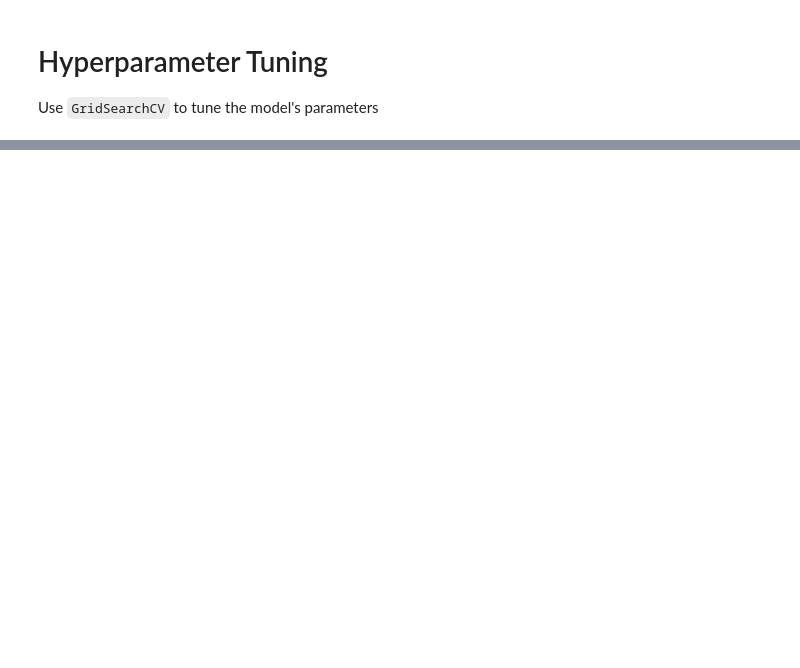
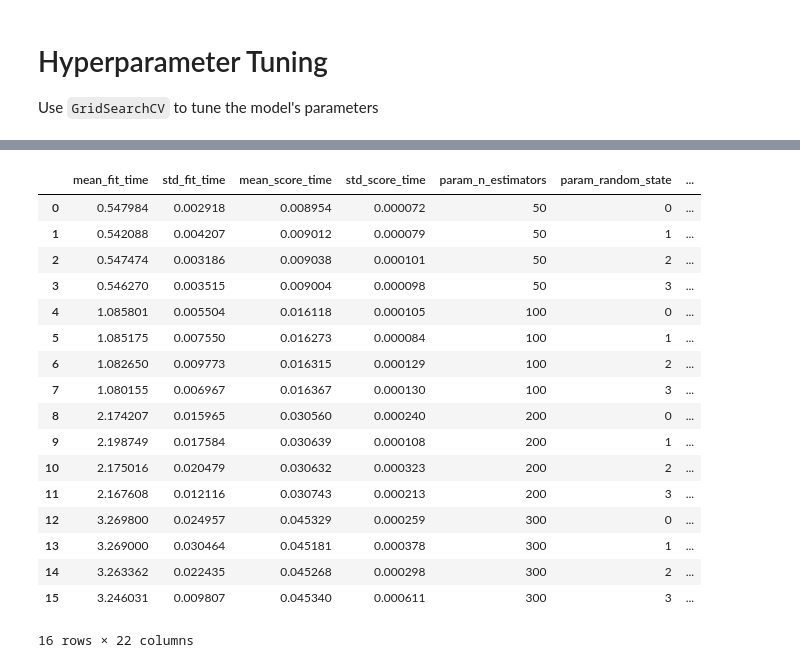
Before and after one commit to dmhitt/machine-learning-challenge, a Jupyter notebook: starter_code/model_1_Random_Forests.ipynb, the cells around one changed output, grey strips where cells are left out. Saved outputs shown, nothing was run; the diff lists cells and outputs as text; code cells hidden in the pictures; blank space fills up the shorter version.

```diff
--- a/starter_code/model_1_Random_Forests.ipynb
+++ b/starter_code/model_1_Random_Forests.ipynb
@@ -174,0 +200,22 @@ print(grid.best_score_)
+# %%
+results = pd.DataFrame(grid.cv_results_)
+results
+# %% [output]
+|  | mean_fit_time | std_fit_time | mean_score_time | std_score_time | param_n_estimators | param_random_state | ... |
+| 0 | 0.547984 | 0.002918 | 0.008954 | 0.000072 | 50 | 0 | ... |
+| 1 | 0.542088 | 0.004207 | 0.009012 | 0.000079 | 50 | 1 | ... |
+| 2 | 0.547474 | 0.003186 | 0.009038 | 0.000101 | 50 | 2 | ... |
+| 3 | 0.546270 | 0.003515 | 0.009004 | 0.000098 | 50 | 3 | ... |
+| 4 | 1.085801 | 0.005504 | 0.016118 | 0.000105 | 100 | 0 | ... |
+| 5 | 1.085175 | 0.007550 | 0.016273 | 0.000084 | 100 | 1 | ... |
+| 6 | 1.082650 | 0.009773 | 0.016315 | 0.000129 | 100 | 2 | ... |
+| 7 | 1.080155 | 0.006967 | 0.016367 | 0.000130 | 100 | 3 | ... |
+| 8 | 2.174207 | 0.015965 | 0.030560 | 0.000240 | 200 | 0 | ... |
+| 9 | 2.198749 | 0.017584 | 0.030639 | 0.000108 | 200 | 1 | ... |
+| 10 | 2.175016 | 0.020479 | 0.030632 | 0.000323 | 200 | 2 | ... |
+| 11 | 2.167608 | 0.012116 | 0.030743 | 0.000213 | 200 | 3 | ... |
+| 12 | 3.269800 | 0.024957 | 0.045329 | 0.000259 | 300 | 0 | ... |
+| 13 | 3.269000 | 0.030464 | 0.045181 | 0.000378 | 300 | 1 | ... |
+| 14 | 3.263362 | 0.022435 | 0.045268 | 0.000298 | 300 | 2 | ... |
+| 15 | 3.246031 | 0.009807 | 0.045340 | 0.000611 | 300 | 3 | ... |
+16 rows × 22 columns
```
Also changed, not shown: parts of 9 cells of this notebook, 2 other files.
